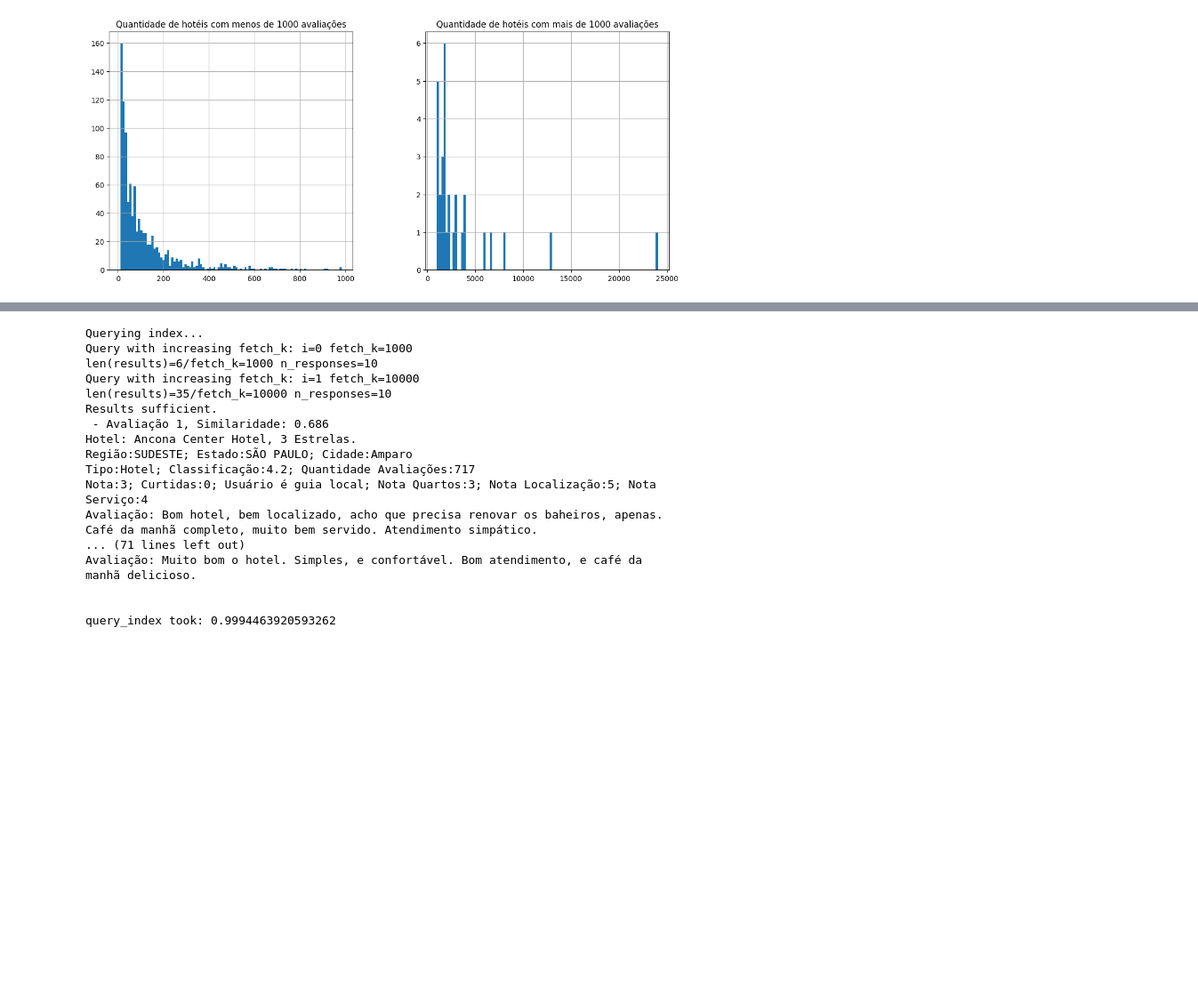
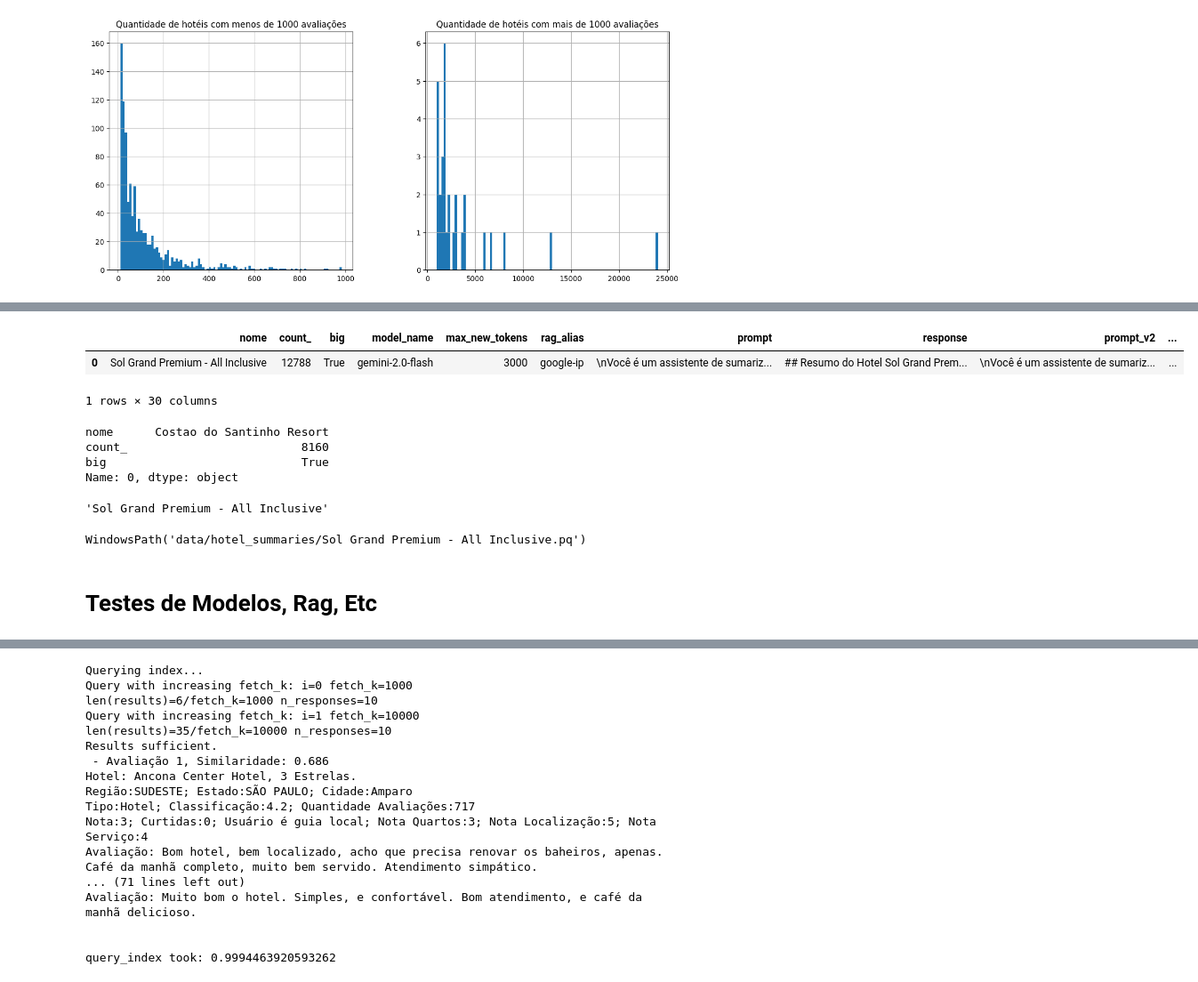
Before and after one commit to brusangues/maps-reviews-api-scraper, a Jupyter notebook: playground.ipynb, the cells around one changed output, grey strips where cells are left out. Shown at 89% size. Saved outputs shown, nothing was run; the diff lists cells and outputs as text; code cells hidden in the pictures; blank space fills up the shorter version.

```diff
--- a/playground.ipynb
+++ b/playground.ipynb
@@ -406,0 +289,9 @@ RESUMO:
+# %%
+from llms.run_summary import run_eval_summaries
+
+results_scores = run_eval_summaries(
+    hotel_counts=hotel_counts_sample,
+    llm=llm,
+    model_name=model_name,
+    max_new_tokens=max_new_tokens,
+)
@@ -406,0 +318,35 @@ RESUMO:
+# %%
+import pandas as pd
+
+df_scores = pd.DataFrame(results_scores)
+hotel_counts_sample[list(results_scores[0])] = df_scores
+hotel_counts_sample
+# %% [output]
+|  | nome | count_ | big | model_name | max_new_tokens | rag_alias | prompt | response | prompt_v2 | ... |
+| 0 | Sol Grand Premium - All Inclusive | 12788 | True | gemini-2.0-flash | 3000 | google-ip | \nVocê é um assistente de sumariz... | ## Resumo do Hotel Sol Grand Prem... | \nVocê é um assistente de sumariz... | ... |
+1 rows × 30 columns
+# %%
+print(
+    hotel_counts_sample.iloc[0],
+)
+# %% [output]
+nome      Costao do Santinho Resort
+count_                         8160
+big                            True
+Name: 0, dtype: object
+# %%
+hotel = hotel_counts_sample.iloc[0].nome
+hotel
+# %% [output]
+'Sol Grand Premium - All Inclusive'
+# %%
+from pathlib import Path
+summaries_folder = Path("data/hotel_summaries")
+summaries_folder.mkdir(parents=True, exist_ok=True)
+out_path = summaries_folder / f"{hotel}.pq"
+hotel_counts_sample.to_parquet(out_path)
+out_path
+# %% [output]
+WindowsPath('data/hotel_summaries/Sol Grand Premium - All Inclusive.pq')
+# %% [markdown]
+# Testes de Modelos, Rag, Etc
```
Also changed, not shown: parts of 33 cells of this notebook, 2 other files.
